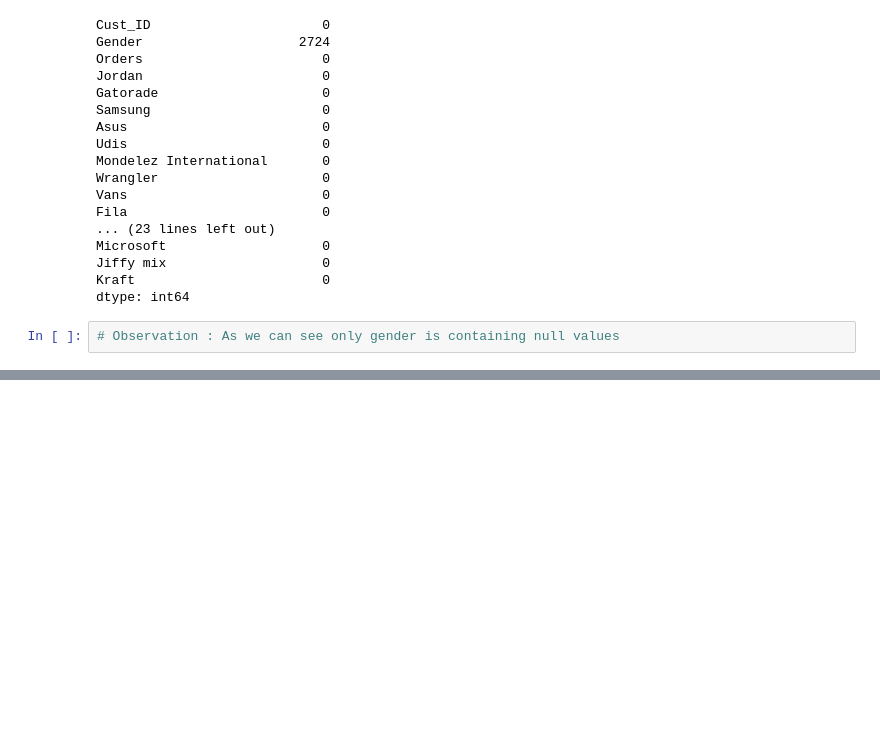
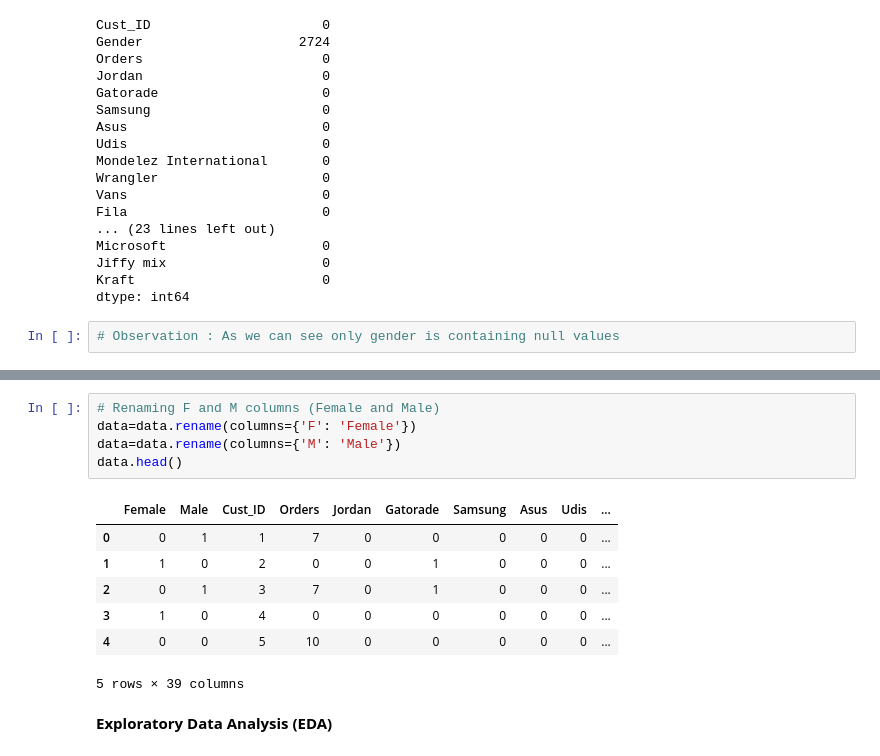
Before and after one commit to anuj123-45/Customer_Segmentation, a Jupyter notebook: Customer_Segementation.ipynb, the cells around one changed output, grey strips where cells are left out. Cells and saved outputs as stored; diff of their text form; blank space fills up the shorter version.

```diff
--- a/Customer_Segementation.ipynb
+++ b/Customer_Segementation.ipynb
@@ -118,0 +179,15 @@ plt.show()
+# %%
+# Renaming F and M columns (Female and Male)
+data=data.rename(columns={'F': 'Female'})
+data=data.rename(columns={'M': 'Male'})
+data.head()
+# %% [output]
+|  | Female | Male | Cust_ID | Orders | Jordan | Gatorade | Samsung | Asus | Udis | ... |
+| 0 | 0 | 1 | 1 | 7 | 0 | 0 | 0 | 0 | 0 | ... |
+| 1 | 1 | 0 | 2 | 0 | 0 | 1 | 0 | 0 | 0 | ... |
+| 2 | 0 | 1 | 3 | 7 | 0 | 1 | 0 | 0 | 0 | ... |
+| 3 | 1 | 0 | 4 | 0 | 0 | 0 | 0 | 0 | 0 | ... |
+| 4 | 0 | 0 | 5 | 10 | 0 | 0 | 0 | 0 | 0 | ... |
+5 rows × 39 columns
+# %% [markdown]
+**Exploratory Data Analysis (EDA)**
```
Also changed, not shown: parts of 15 cells of this notebook.
